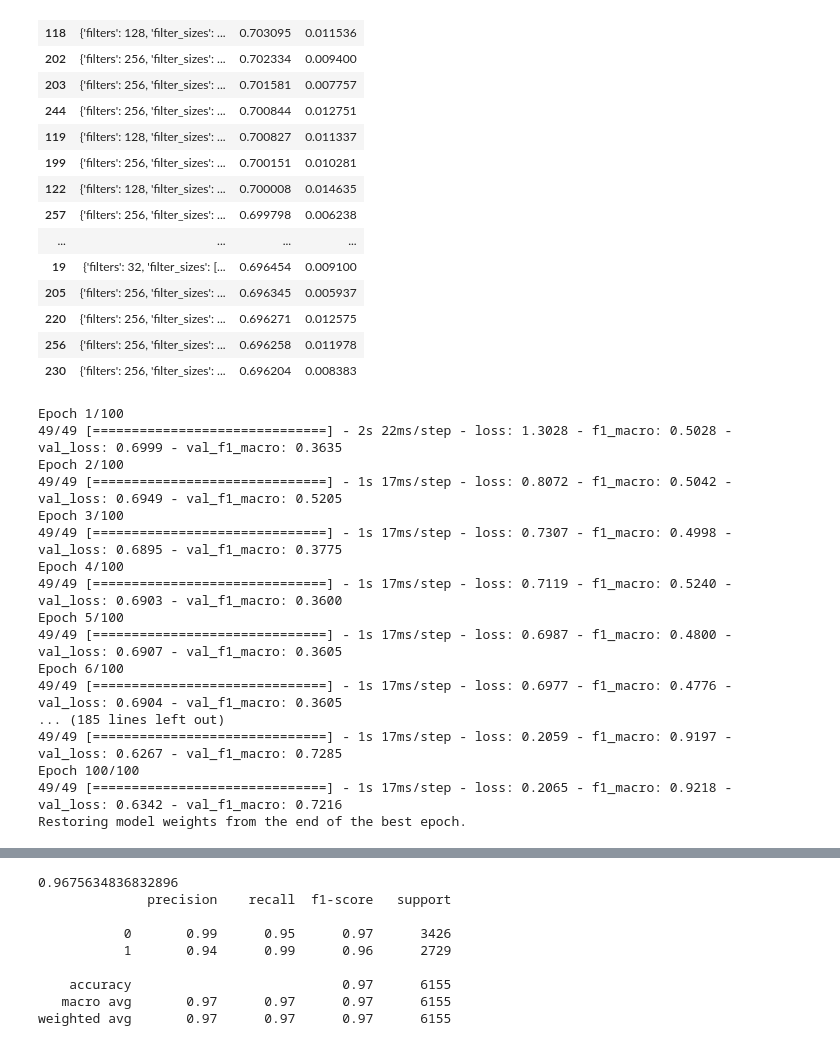
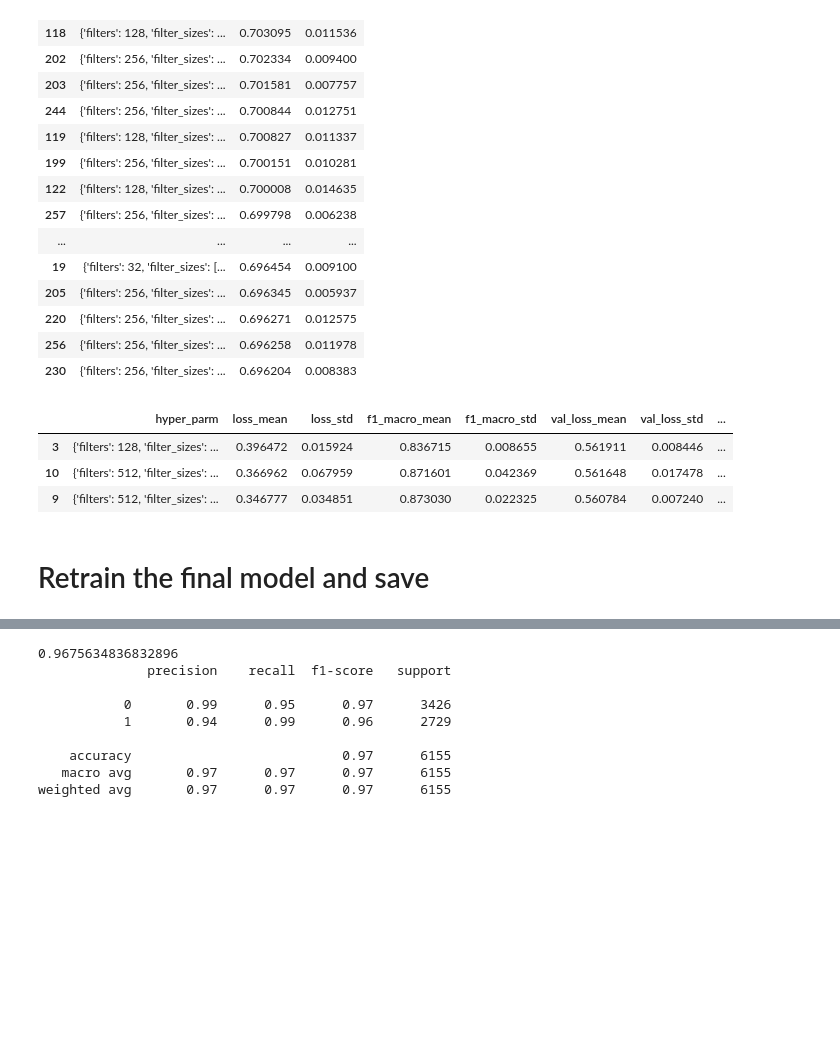
Before and after one commit to alessandrocuda/ReSt, a Jupyter notebook: notebooks/ReStCnn/Kim_CNN_pos_extra.ipynb, the cells around one changed output, grey strips where cells are left out. Drawn from its saved outputs; the diff is of its cells as text; code cells hidden in the pictures; blank space fills up the shorter version.

Commit message:
added final grid result for D-KCNN

```diff
--- a/notebooks/ReStCnn/Kim_CNN_pos_extra.ipynb
+++ b/notebooks/ReStCnn/Kim_CNN_pos_extra.ipynb
@@ -376,30 +340,23 @@ df_result.sort_values(by=['mean'], ascending=False)[0:20][["hyper_parm","mean",
 | 220 | {'filters': 256, 'filter_sizes': ... | 0.696271 | 0.012575 |
 | 256 | {'filters': 256, 'filter_sizes': ... | 0.696258 | 0.011978 |
 | 230 | {'filters': 256, 'filter_sizes': ... | 0.696204 | 0.008383 |
+# %%
+final_grid = pickle.load( open( root_project +"script/grid_search/kim_cnn_pos/final_grid_result.p", "rb" ) )
+df_result = pd.DataFrame(final_grid)
+df_result.sort_values(by=['val_f1_macro_mean'], ascending=False)[0:3][["hyper_parm","loss_mean","loss_std","f1_macro_mean", "f1_macro_std","val_loss_mean","val_loss_std","val_f1_macro_mean","val_f1_macro_std"]]
+# %% [output]
+|  | hyper_parm | loss_mean | loss_std | f1_macro_mean | f1_macro_std | val_loss_mean | val_loss_std | ... |
+| 3 | {'filters': 128, 'filter_sizes': ... | 0.396472 | 0.015924 | 0.836715 | 0.008655 | 0.561911 | 0.008446 | ... |
+| 10 | {'filters': 512, 'filter_sizes': ... | 0.366962 | 0.067959 | 0.871601 | 0.042369 | 0.561648 | 0.017478 | ... |
+| 9 | {'filters': 512, 'filter_sizes': ... | 0.346777 | 0.034851 | 0.873030 | 0.022325 | 0.560784 | 0.007240 | ... |
+# %% [markdown]
+# Retrain the final model and save
 # %%
 input_train = {"text": X_train, "pos": X_pos_train, "extra": X_extra_feature_train}
 input_val = {"text": X_val, "pos": X_pos_val, "extra": X_extra_feature_val}
 input_test = {"text": X_test_e, "pos": X_test_pos_e, "extra": X_test_extra_feature}
 
-model = kim_cnn_pos((65,128, ), filters = 256, filter_sizes = [2,3,4], dropout = 0.5, hn=64, lr=0.0001, print_model=False)
+model = kim_cnn_pos((65,128, ), filters = 128, filter_sizes = [2,3,4], dropout = 0.5, hn=128, lr=0.0001, print_model=False)
 best_callback = ReturnBestEarlyStopping(monitor="val_f1_macro", min_delta=0, patience=100, verbose=1, mode="max", restore_best_weights=True)
 
 history = model.fit(input_train, y_train, batch_size=128, epochs=100, validation_data=(input_val, y_val), callbacks=[best_callback], verbose = 1)
-# %% [output]
-Epoch 1/100
-49/49 [==============================] - 2s 22ms/step - loss: 1.3028 - f1_macro: 0.5028 - val_loss: 0.6999 - val_f1_macro: 0.3635
-Epoch 2/100
-49/49 [==============================] - 1s 17ms/step - loss: 0.8072 - f1_macro: 0.5042 - val_loss: 0.6949 - val_f1_macro: 0.5205
-Epoch 3/100
-49/49 [==============================] - 1s 17ms/step - loss: 0.7307 - f1_macro: 0.4998 - val_loss: 0.6895 - val_f1_macro: 0.3775
-Epoch 4/100
-49/49 [==============================] - 1s 17ms/step - loss: 0.7119 - f1_macro: 0.5240 - val_loss: 0.6903 - val_f1_macro: 0.3600
-Epoch 5/100
-49/49 [==============================] - 1s 17ms/step - loss: 0.6987 - f1_macro: 0.4800 - val_loss: 0.6907 - val_f1_macro: 0.3605
-Epoch 6/100
-49/49 [==============================] - 1s 17ms/step - loss: 0.6977 - f1_macro: 0.4776 - val_loss: 0.6904 - val_f1_macro: 0.3605
-... (185 lines left out)
-49/49 [==============================] - 1s 17ms/step - loss: 0.2059 - f1_macro: 0.9197 - val_loss: 0.6267 - val_f1_macro: 0.7285
-Epoch 100/100
-49/49 [==============================] - 1s 17ms/step - loss: 0.2065 - f1_macro: 0.9218 - val_loss: 0.6342 - val_f1_macro: 0.7216
-Restoring model weights from the end of the best epoch.
```
Also changed, not shown: parts of 20 cells of this notebook, 2 other files.
